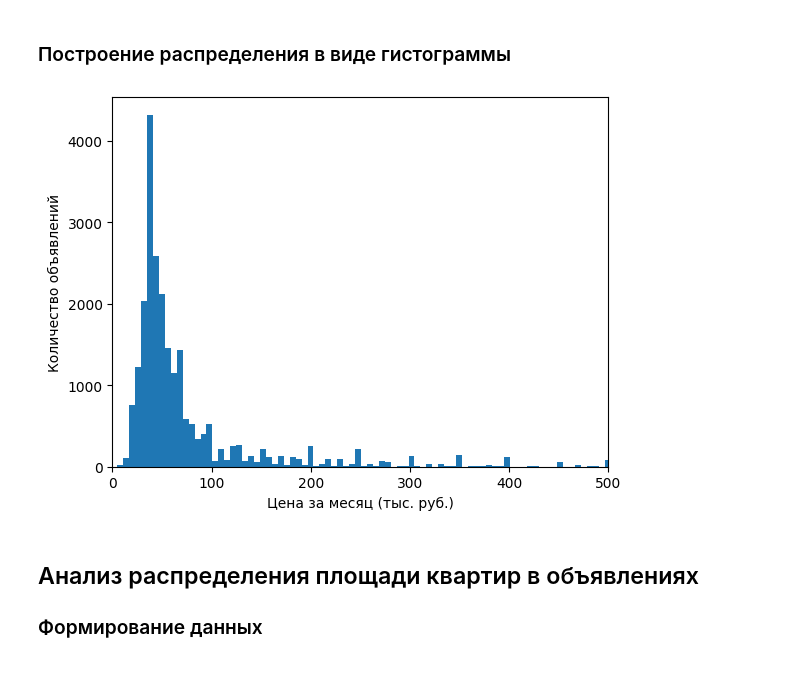
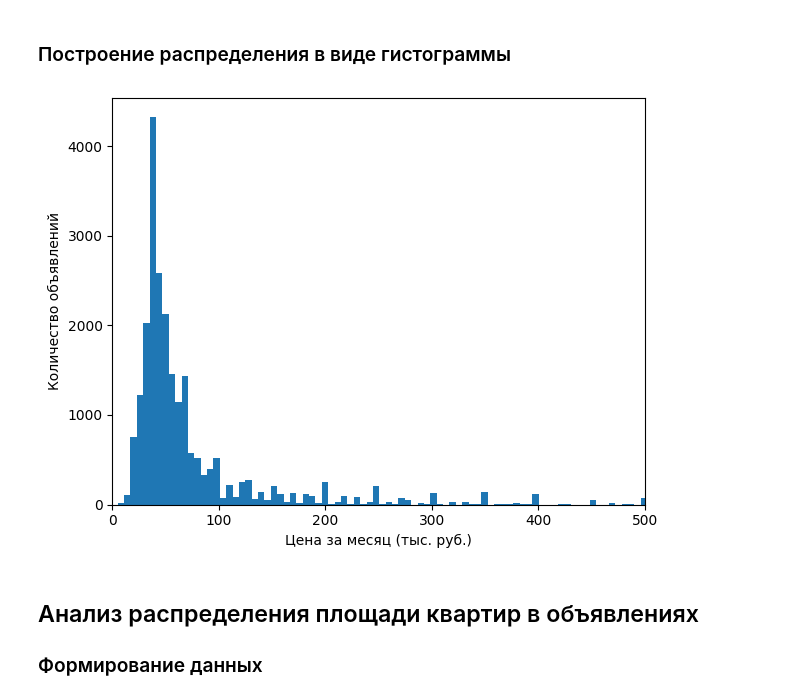
Before and after one commit to korceo/rea, a Jupyter notebook: releases/Release_1.0/Release_1.0.ipynb, the cells around one changed output. Cells and saved outputs as stored; diff of their text form; code cells hidden in the pictures; blank space fills up the shorter version.

```diff
--- a/releases/Release_1.0/Release_1.0.ipynb
+++ b/releases/Release_1.0/Release_1.0.ipynb
@@ -501,13 +502,14 @@ prices_int = prices.map(get_price)
 # %%
 fig_pr, ax_pr = plt.subplots()
 
 ax_pr.hist(prices_int, bins=500)
 ax_pr.set_xlabel("Цена за месяц (тыс. руб.)")
 ax_pr.set_ylabel("Количество объявлений")
 ax_pr.set_xlim((0, 500))
+plt.tight_layout()
 fig_pr.savefig("./figures/Распределение цены.svg", dpi=300, bbox_inches="tight")
 # %% [output]
-[figure, old version]
+[figure, new version]
 # %% [markdown]
 ## Анализ распределения площади квартир в объявлениях
 ### Формирование данных
```
Also changed, not shown: parts of 2 cells of this notebook, 4 other files.
